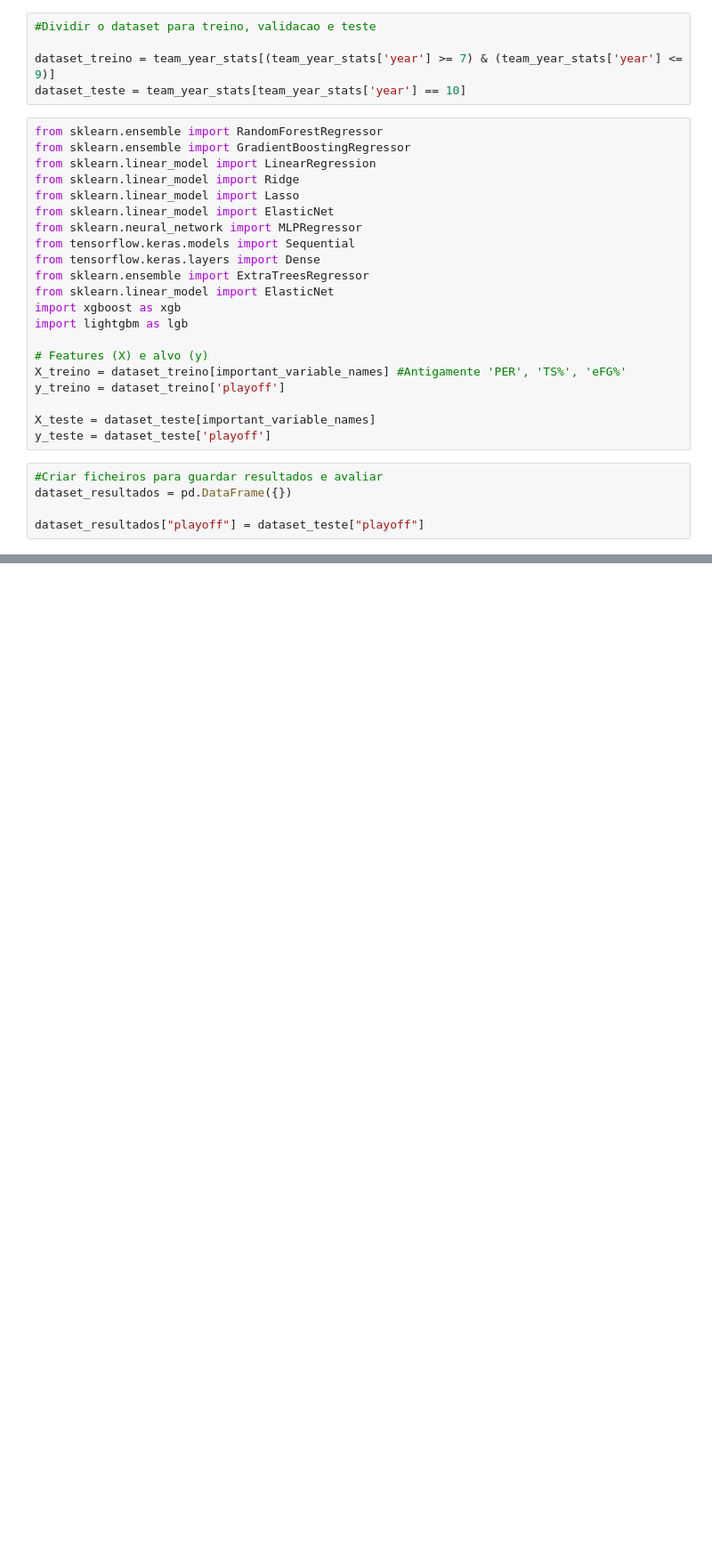
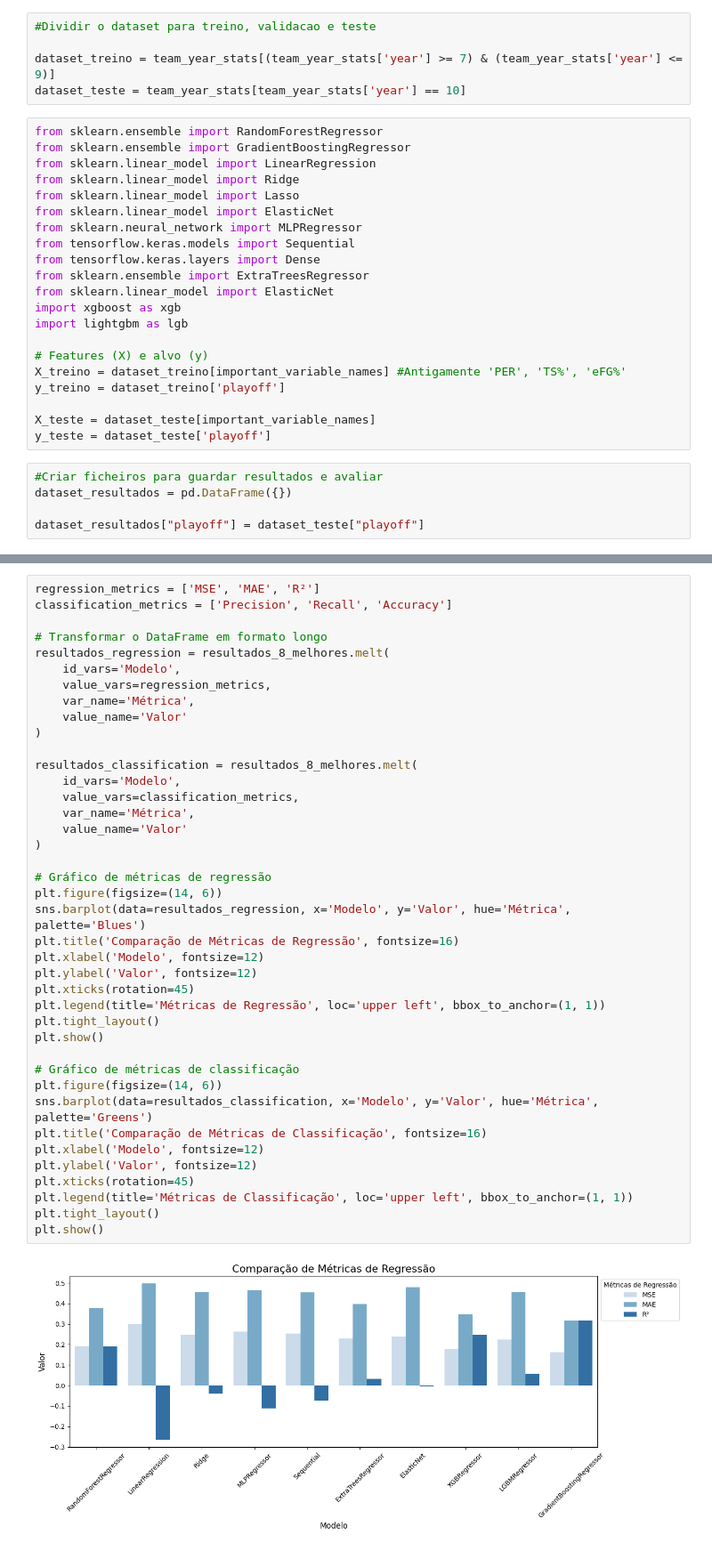
Before and after one commit to maxbper/AC, a Jupyter notebook: junta.ipynb, the cells around one changed output, grey strips where cells are left out. Shown at 89% size. Cells and saved outputs as stored; diff of their text form; blank space fills up the shorter version.

```diff
--- a/junta.ipynb
+++ b/junta.ipynb
@@ -810,0 +1030,42 @@ resultados_8_melhores.head(10)
+# %%
+regression_metrics = ['MSE', 'MAE', 'R²']
+classification_metrics = ['Precision', 'Recall', 'Accuracy']
+
+# Transformar o DataFrame em formato longo
+resultados_regression = resultados_8_melhores.melt(
+    id_vars='Modelo',
+    value_vars=regression_metrics,
+    var_name='Métrica',
+    value_name='Valor'
+)
+
+resultados_classification = resultados_8_melhores.melt(
+    id_vars='Modelo',
+    value_vars=classification_metrics,
+    var_name='Métrica',
+    value_name='Valor'
+)
+
+# Gráfico de métricas de regressão
+plt.figure(figsize=(14, 6))
+sns.barplot(data=resultados_regression, x='Modelo', y='Valor', hue='Métrica', palette='Blues')
+plt.title('Comparação de Métricas de Regressão', fontsize=16)
+plt.xlabel('Modelo', fontsize=12)
+plt.ylabel('Valor', fontsize=12)
+plt.xticks(rotation=45)
+plt.legend(title='Métricas de Regressão', loc='upper left', bbox_to_anchor=(1, 1))
+plt.tight_layout()
+plt.show()
+
+# Gráfico de métricas de classificação
+plt.figure(figsize=(14, 6))
+sns.barplot(data=resultados_classification, x='Modelo', y='Valor', hue='Métrica', palette='Greens')
+plt.title('Comparação de Métricas de Classificação', fontsize=16)
+plt.xlabel('Modelo', fontsize=12)
+plt.ylabel('Valor', fontsize=12)
+plt.xticks(rotation=45)
+plt.legend(title='Métricas de Classificação', loc='upper left', bbox_to_anchor=(1, 1))
+plt.tight_layout()
+plt.show()
+# %% [output]
+[figure, added]
```
Also changed, not shown: parts of 24 cells of this notebook.
